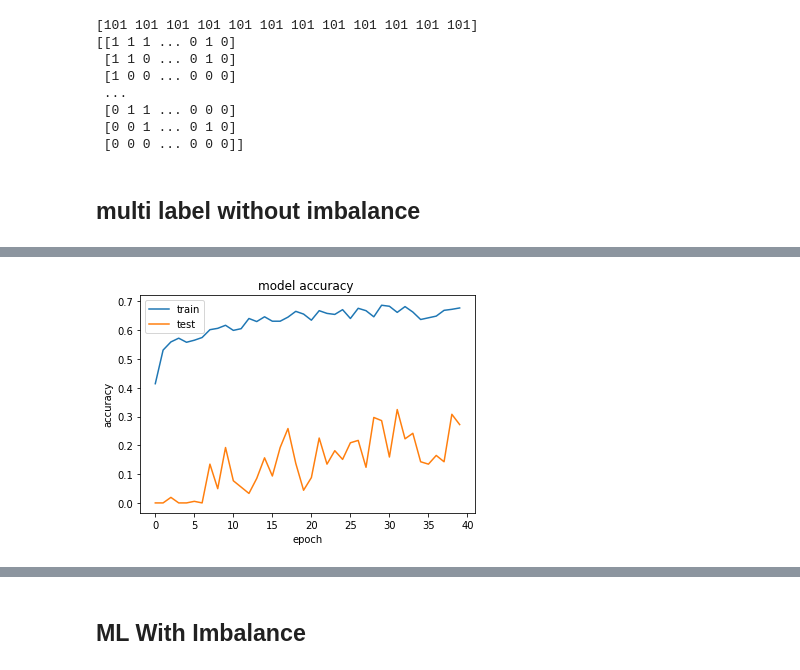
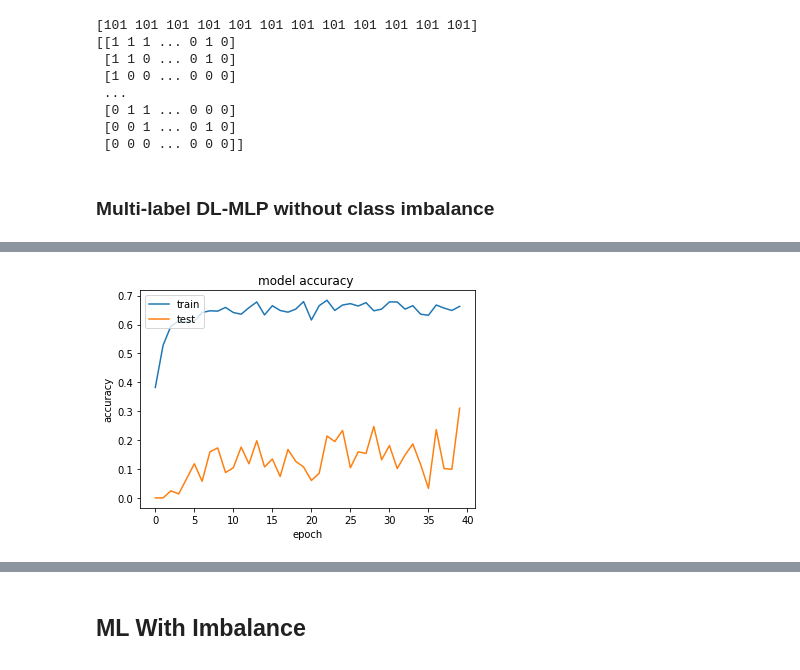
Before and after one commit to qingemeng/cs598dlh-final, a Jupyter notebook: Final.ipynb, the cells around one changed output, grey strips where cells are left out. Drawn from its saved outputs; the diff is of its cells as text; code cells hidden in the pictures.

```diff
--- a/Final.ipynb
+++ b/Final.ipynb
@@ -139,5 +143,5 @@ Define the model
 # %%
-def build_nn_mlp_model(out_put_size, dropout_rate = 0.1, single_layer = False):
+def build_mlp_model(out_put_size, dropout_rate = 0.1, single_layer = False):
   model = Sequential()
   model.add(Dense(15, input_dim=20, activation='relu'))
   model.add(Dropout(dropout_rate))
@@ -157,9 +161,8 @@ def build_nn_mlp_model(out_put_size, dropout_rate = 0.1, single_layer = False):
 # %% [markdown]
 Fit the model
 # %%
-dnn_mlp = build_nn_mlp_model(5)
+dnn_mlp = build_mlp_model(5)
 es = keras.callbacks.EarlyStopping(monitor='val_loss')
-# dnn_mlp.fit(X, Y, epochs=40, validation_split=0.3, callbacks=[es])
 dnn_mlp.fit(X, Y, epochs=40, validation_split=0.3)
 # %% [output]
 Epoch 1/40
@@ -268,12 +271,11 @@ print(over_X)
  [0 0 1 ... 0 1 0]
  [0 0 0 ... 0 0 0]]
 # %% [markdown]
-## multi label without imbalance
+### Multi-label DL-MLP without class imbalance
 # %%
-dnn_mlp = build_nn_mlp_model(5, dropout_rate=0.2)
+dnn_mlp = build_mlp_model(5, dropout_rate=0.05)
 over_Y_split = list(map(lambda x: [*x], over_Y))
 over_Y_split = np.array(over_Y_split, dtype = 'int32')
-# dnn_mlp.fit(X, Y, epochs=40, validation_split=0.3, callbacks=[es])
 
 history = dnn_mlp.fit(over_X, over_Y_split, epochs=40, validation_split=0.3)
 plt.plot(history.history['accuracy'])
@@ -304,2 +306,2 @@ Epoch 40/40
-[figure, old version]
+[figure, new version]
 # %% [markdown]
```
Also changed, not shown: parts of 25 cells of this notebook.
